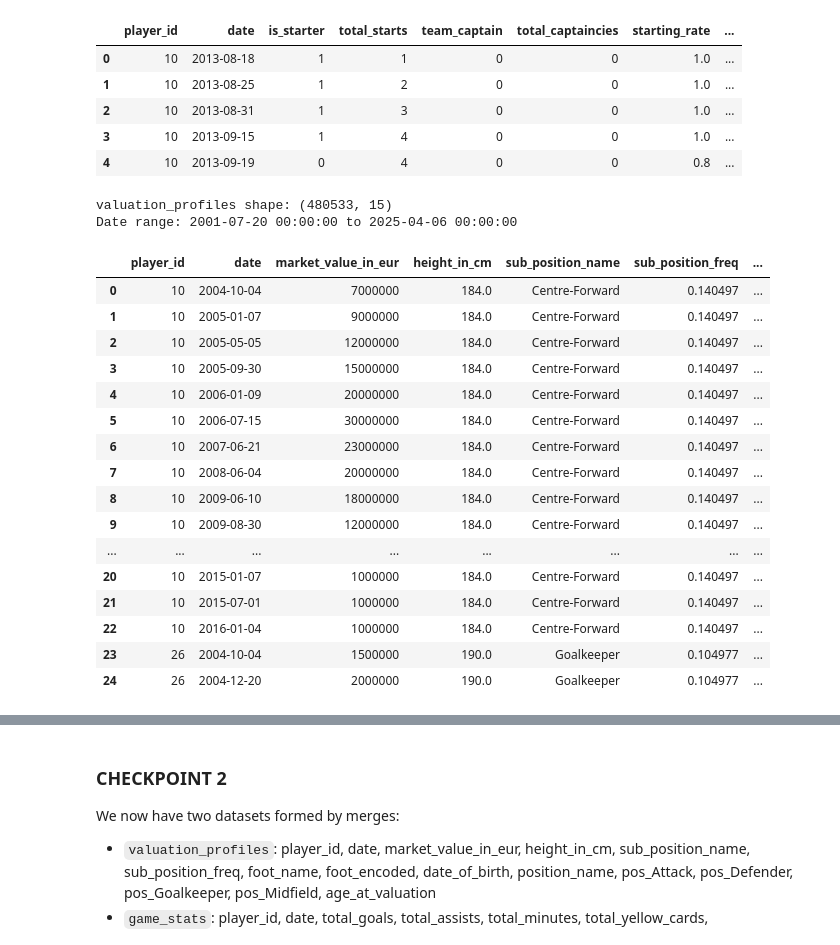
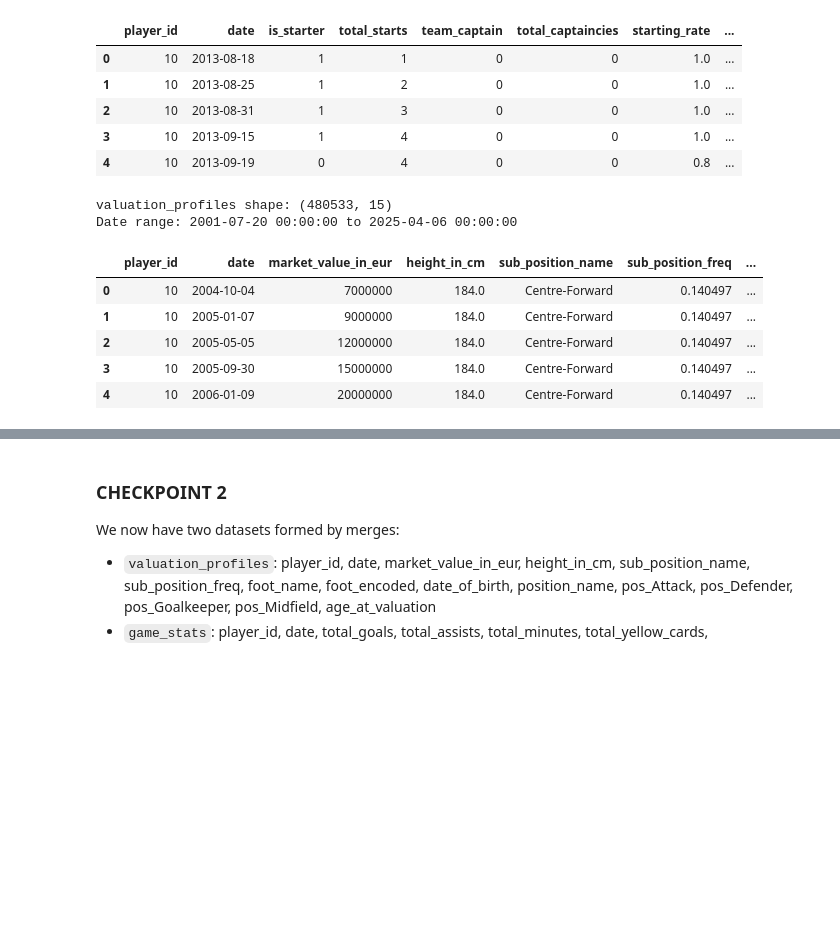
Before and after one commit to ChristianVaikona/comp352-final-project, a Jupyter notebook: Footballer_Market_Evaluation.ipynb, the cells around one changed output, grey strips where cells are left out. Cells and saved outputs as stored; diff of their text form; code cells hidden in the pictures; blank space fills up the shorter version.

```diff
--- a/Footballer_Market_Evaluation.ipynb
+++ b/Footballer_Market_Evaluation.ipynb
@@ -864,45 +864,34 @@ valuation_profiles = valuation_profiles.astype({'player_id': int,
                     'pos_Defender': int,
                     'pos_Goalkeeper': int,
                     'pos_Midfield': int,
                     'age_at_valuation': float
                     })
 
 # Ensuring date types
 valuation_profiles['date'] = pd.to_datetime(valuation_profiles['date'])
 valuation_profiles['date_of_birth'] = pd.to_datetime(valuation_profiles['date_of_birth'])
 
 # Ensuring data is sorted
 valuation_profiles = valuation_profiles.sort_values(['player_id', 'date']).reset_index(drop=True)
 
 print("valuation_profiles shape:", valuation_profiles.shape)
 print(f"Date range: {valuation_profiles['date'].min()} to {valuation_profiles['date'].max()}")
-valuation_profiles.head(25)
+valuation_profiles.head()
 
 # Keep here at bottom to check on df when needed
 # print("-"*60)
 # print("Missing values in valuation_profiles:")
 # print("-"*60)
 # display(valuation_profiles.isna().sum().sort_values(ascending=False).head(len(valuation_profiles)))
 # %% [output]
 valuation_profiles shape: (480533, 15)
 Date range: 2001-07-20 00:00:00 to 2025-04-06 00:00:00
 |  | player_id | date | market_value_in_eur | height_in_cm | sub_position_name | sub_position_freq | ... |
 | 0 | 10 | 2004-10-04 | 7000000 | 184.0 | Centre-Forward | 0.140497 | ... |
 | 1 | 10 | 2005-01-07 | 9000000 | 184.0 | Centre-Forward | 0.140497 | ... |
 | 2 | 10 | 2005-05-05 | 12000000 | 184.0 | Centre-Forward | 0.140497 | ... |
 | 3 | 10 | 2005-09-30 | 15000000 | 184.0 | Centre-Forward | 0.140497 | ... |
 | 4 | 10 | 2006-01-09 | 20000000 | 184.0 | Centre-Forward | 0.140497 | ... |
-| 5 | 10 | 2006-07-15 | 30000000 | 184.0 | Centre-Forward | 0.140497 | ... |
-| 6 | 10 | 2007-06-21 | 23000000 | 184.0 | Centre-Forward | 0.140497 | ... |
-| 7 | 10 | 2008-06-04 | 20000000 | 184.0 | Centre-Forward | 0.140497 | ... |
-| 8 | 10 | 2009-06-10 | 18000000 | 184.0 | Centre-Forward | 0.140497 | ... |
-| 9 | 10 | 2009-08-30 | 12000000 | 184.0 | Centre-Forward | 0.140497 | ... |
-| ... | ... | ... | ... | ... | ... | ... | ... |
-| 20 | 10 | 2015-01-07 | 1000000 | 184.0 | Centre-Forward | 0.140497 | ... |
-| 21 | 10 | 2015-07-01 | 1000000 | 184.0 | Centre-Forward | 0.140497 | ... |
-| 22 | 10 | 2016-01-04 | 1000000 | 184.0 | Centre-Forward | 0.140497 | ... |
-| 23 | 26 | 2004-10-04 | 1500000 | 190.0 | Goalkeeper | 0.104977 | ... |
-| 24 | 26 | 2004-12-20 | 2000000 | 190.0 | Goalkeeper | 0.104977 | ... |
 # %%
 # Merging app_for_merge with lu_for_merge
 
```
Also changed, not shown: parts of 3 cells of this notebook.
